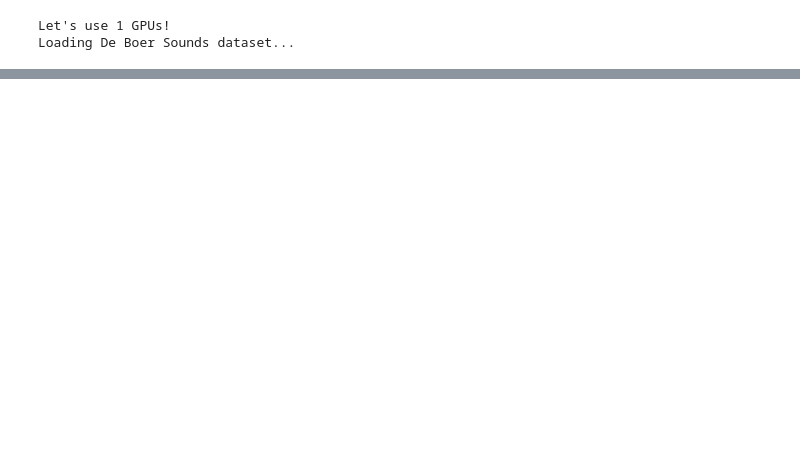
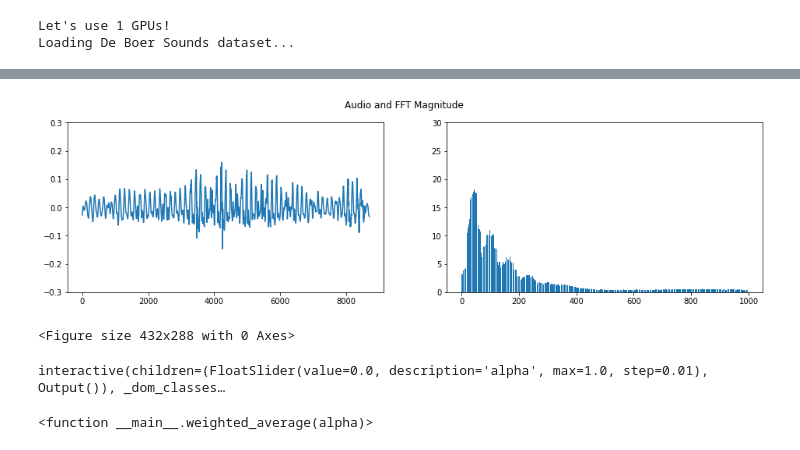
Before and after one commit to fdenoodt/Smooth-InfoMax, a Jupyter notebook: GIM/main_interpolate.ipynb, the cells around one changed output, grey strips where cells are left out. Saved outputs shown, nothing was run; the diff lists cells and outputs as text; code cells hidden in the pictures; blank space fills up the shorter version.

```diff
--- a/GIM/main_interpolate.ipynb
+++ b/GIM/main_interpolate.ipynb
@@ -162,0 +230,9 @@ interactive(children=(IntSlider(value=50, description='dots', min=1), Output()),
+# %%
+enc_interpolated = (enc1 + enc2) / 2
+audio_interpolated = get_audio(enc_interpolated)
+display(play_audio(audio_interpolated))
+
+fft_mag_interpolated = fft_magnitude(audio_interpolated)
+fft_mag_interpolated = moving_average(fft_mag_interpolated, 40)
+plot_two_graphs_side_by_side(audio_interpolated, fft_mag_interpolated[:1000], fig_size=(16, 4), y_lims=[(-0.3, 0.3), (0, 30)], title="Audio and FFT Magnitude", type1="line", type2="bar")
+# %% [output]
@@ -162,0 +240,19 @@ interactive(children=(IntSlider(value=50, description='dots', min=1), Output()),
+[figure, added]
+<Figure size 432x288 with 0 Axes>
+# %%
+def weighted_average(alpha):
+    enc_interpolated = (1 - alpha) * enc1 + alpha * enc2
+
+    audio_interpolated = get_audio(enc_interpolated)
+    display(play_audio(audio_interpolated))
+
+    fft_mag_interpolated = fft_magnitude(audio_interpolated)
+    fft_mag_interpolated = moving_average(fft_mag_interpolated, 40)
+    plot_two_graphs_side_by_side(audio_interpolated, fft_mag_interpolated[:1000], fig_size=(16, 4), y_lims=[(-0.3, 0.3), (0, 30)], title="Audio and FFT Magnitude", type1="line", type2="bar")
+
+
+range = (0, 1, 0.01)
+interact(weighted_average, alpha=range)
+# %% [output]
+interactive(children=(FloatSlider(value=0.0, description='alpha', max=1.0, step=0.01), Output()), _dom_classes…
+<function __main__.weighted_average(alpha)>
```
Also changed, not shown: parts of 7 cells of this notebook, 2 other files.
